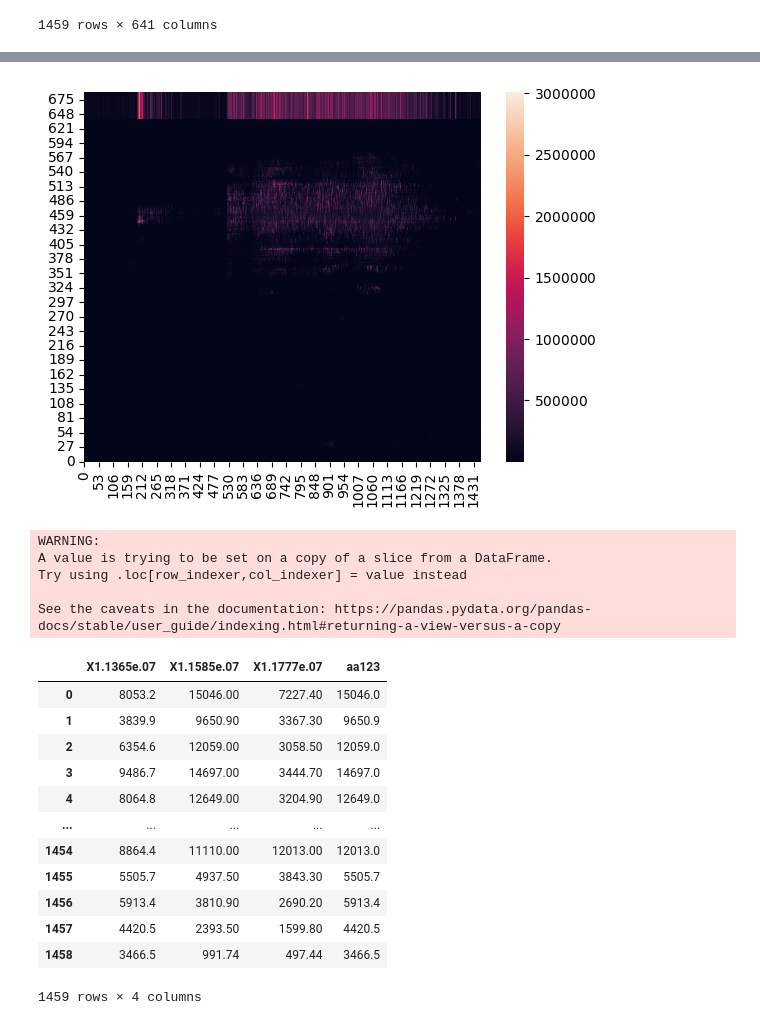
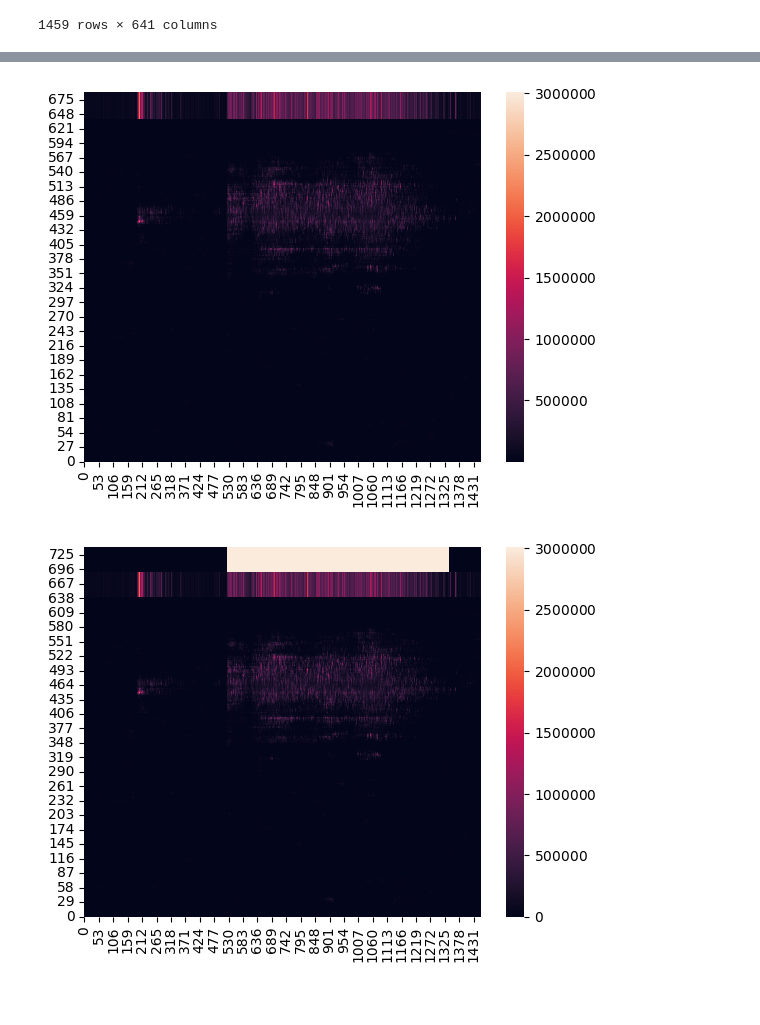
Before and after one commit to Anastasis-Iliopoulos/timeseries-anomaly-detection-with-feature-bagging-and-nested-rotations, a Jupyter notebook: read_new_data_1.ipynb, the cells around one changed output, grey strips where cells are left out. Cells and saved outputs as stored; diff of their text form; code cells hidden in the pictures.

```diff
--- a/read_new_data_1.ipynb
+++ b/read_new_data_1.ipynb
@@ -90,10 +90,10 @@ def set_random(seed_value):
     # 4. Set `tensorflow` pseudo-random generator at a fixed value
     tf.random.set_seed(seed_value)
 # %%
-def driver_func(runnable_pipe_func, SAVE_FOLDER, family_descr, N_ESTIMATORS, N_CORES, list_of_df, random_seeds):
+def driver_func(runnable_pipe_func, SAVE_FOLDER, nr_subsets, nr_percentage, family_descr, N_ESTIMATORS, N_CORES, data_df, random_seeds):
 
     with multiprocessing.Pool(N_CORES) as pool:
-        results = [pool.apply_async(runnable_pipe_func, (SAVE_FOLDER, str(family_descr), f"task_model_{str(task_ind).rjust(3,'0')}",list_of_df, seed)) for task_ind, seed in zip(range(N_ESTIMATORS), random_seeds)]
+        results = [pool.apply_async(runnable_pipe_func, (SAVE_FOLDER, nr_subsets, nr_percentage, str(family_descr), f"task_model_{str(task_ind).rjust(3,'0')}",data_df, seed)) for task_ind, seed in zip(range(N_ESTIMATORS), random_seeds)]
 
         all_seeds = []
         count = 0
@@ -168,7 +171,7 @@ final_df
 | 1458 | 0 | 3466.5 | 991.74 | 497.44 | 1412.9 | 2297.2 | 2104.7 | ... |
 1459 rows × 641 columns
 # %%
-aaaa = final_df[["predicted_anomaly_majority_voting"]]
+aaaa = final_df[["predicted_anomaly_majority_voting"]].copy(deep=True)
 
 import matplotlib.ticker as tkr
 formatter = tkr.ScalarFormatter(useMathText=True)
@@ -183,7 +186,7 @@ df_tmp = pd.DataFrame(data,columns=cols)
 sns.heatmap(df_tmp, fmt='g', cbar_kws={'format':formatter}).invert_yaxis()
 plt.show()
 
-aaaa = final_df.drop(["predicted_anomaly_majority_voting"], axis=1)
+aaaa = final_df.drop(["predicted_anomaly_majority_voting"], axis=1).copy(deep=True)
 
 import matplotlib.ticker as tkr
 formatter = tkr.ScalarFormatter(useMathText=True)
@@ -191,54 +194,55 @@ formatter.set_scientific(False)
 
 data = []
 cols = [i for i in range(1459)]
 for ind, col in enumerate(aaaa.columns.to_list()):
     data.append(aaaa[col].to_list())
 
 df_tmp = pd.DataFrame(data,columns=cols)
 sns.heatmap(df_tmp, fmt='g', cbar_kws={'format':formatter}).invert_yaxis()
 plt.show()
 
-aaaa = final_df.drop(["predicted_anomaly_majority_voting"], axis=1)
+aaaa = final_df.drop(["predicted_anomaly_majority_voting"], axis=1).copy(deep=True)
 hmapsize = 50
 for hmapsize_i in range(hmapsize):
     aaaa[f"asd_{hmapsize_i}"] = aaaa.max(axis=1)
 
 import matplotlib.ticker as tkr
 formatter = tkr.ScalarFormatter(useMathText=True)
 formatter.set_scientific(False)
 
 data = []
 cols = [i for i in range(1459)]
 for ind, col in enumerate(aaaa.columns.to_list()):
     data.append(aaaa[col].to_list())
 
 df_tmp = pd.DataFrame(data,columns=cols)
 sns.heatmap(df_tmp, fmt='g', cbar_kws={'format':formatter}).invert_yaxis()
 plt.show()
+
+aaaa = final_df.copy(deep=True)
+hmapsize = 50
+for hmapsize_i in range(hmapsize):
+    aaaa[f"asd_{hmapsize_i}"] = aaaa.max(axis=1)
+
+hmapsize = 50
+max_final_df_number = final_df.max().max()
+min_final_df_number = final_df.min().min()
+aaaa[[f"asdasd_{hmapsize_i}" for hmapsize_i in range(hmapsize)]] = final_df.apply(lambda x: [max_final_df_number for hmapsize_i in range(hmapsize)] if x.predicted_anomaly_majority_voting > 0.5 else [min_final_df_number for hmapsize_i in range(hmapsize)], axis=1, result_type='expand')
+
+import matplotlib.ticker as tkr
+formatter = tkr.ScalarFormatter(useMathText=True)
+formatter.set_scientific(False)
+
+data = []
+cols = [i for i in range(1459)]
+for ind, col in enumerate(aaaa.columns.to_list()):
+    data.append(aaaa[col].to_list())
+
+df_tmp = pd.DataFrame(data,columns=cols)
+sns.heatmap(df_tmp, fmt='g', cbar_kws={'format':formatter}).invert_yaxis()
+plt.show()
 # %% [output]
 [figure]
 [figure]
 [figure]
+[figure, added]
-# %%
-aaaa = final_df[["X1.1365e.07", "X1.1585e.07", "X1.1777e.07"]]
-aaaa["aa123"] = aaaa.max(axis=1)
-aaaa
-# %% [output]
-WARNING:
-A value is trying to be set on a copy of a slice from a DataFrame.
-Try using .loc[row_indexer,col_indexer] = value instead
-
-See the caveats in the documentation: https://pandas.pydata.org/pandas-docs/stable/user_guide/indexing.html#returning-a-view-versus-a-copy
-|  | X1.1365e.07 | X1.1585e.07 | X1.1777e.07 | aa123 |
-| 0 | 8053.2 | 15046.00 | 7227.40 | 15046.0 |
-| 1 | 3839.9 | 9650.90 | 3367.30 | 9650.9 |
-| 2 | 6354.6 | 12059.00 | 3058.50 | 12059.0 |
-| 3 | 9486.7 | 14697.00 | 3444.70 | 14697.0 |
-| 4 | 8064.8 | 12649.00 | 3204.90 | 12649.0 |
-| ... | ... | ... | ... | ... |
-| 1454 | 8864.4 | 11110.00 | 12013.00 | 12013.0 |
-| 1455 | 5505.7 | 4937.50 | 3843.30 | 5505.7 |
-| 1456 | 5913.4 | 3810.90 | 2690.20 | 5913.4 |
-| 1457 | 4420.5 | 2393.50 | 1599.80 | 4420.5 |
-| 1458 | 3466.5 | 991.74 | 497.44 | 3466.5 |
-1459 rows × 4 columns
```
Also changed, not shown: parts of 1 cell of this notebook, 1 other file.
